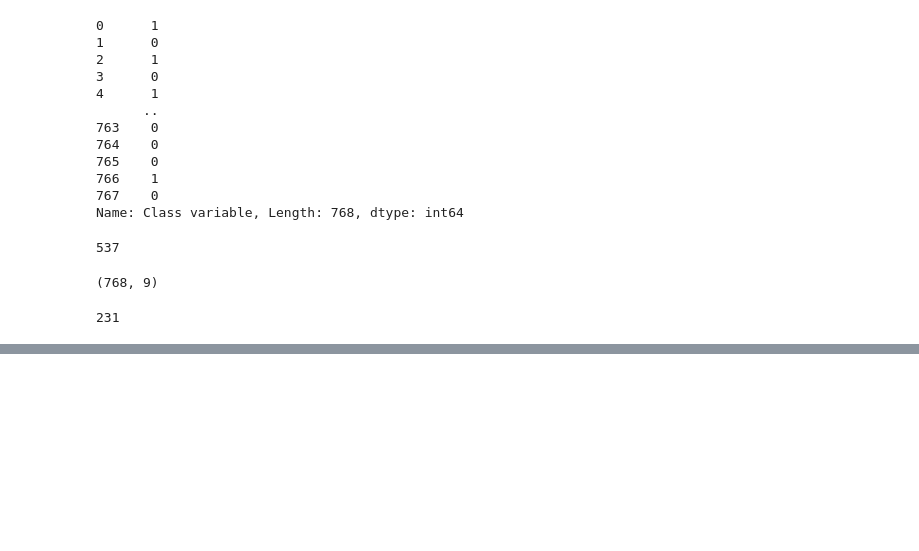
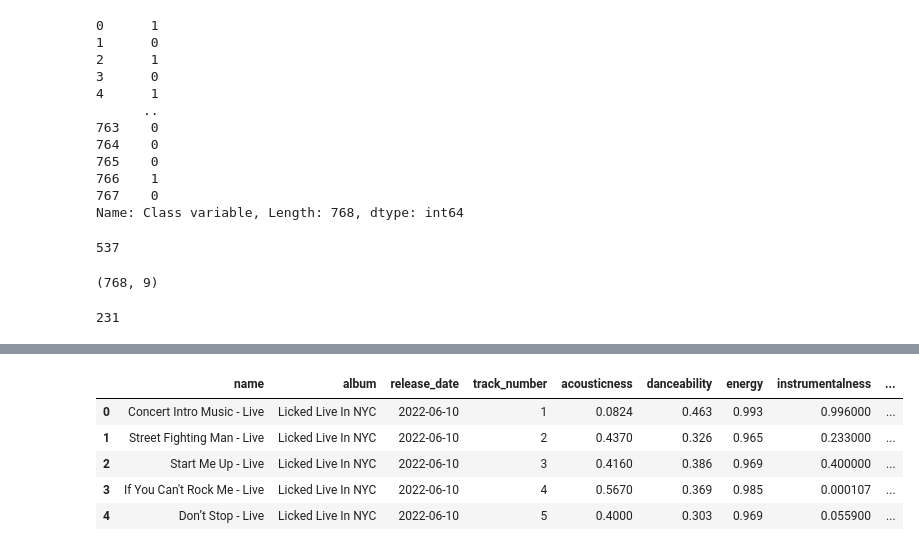
Before and after one commit to DeboraPascoarelli/FIAP_F2A02_ANALISE_EXPLORATORIA_DE_DADOS_EDA, a Jupyter notebook: FASE_2 - MACHINE LEARNIG AND TIME SERIES.ipynb, the cells around one changed output, grey strips where cells are left out. Saved outputs shown, nothing was run; the diff lists cells and outputs as text; code cells hidden in the pictures; blank space fills up the shorter version.

Commit message:
Aula 2 - df Rolling Stones

```diff
--- a/FASE_2 - MACHINE LEARNIG AND TIME SERIES.ipynb
+++ b/FASE_2 - MACHINE LEARNIG AND TIME SERIES.ipynb
@@ -470,0 +515,11 @@ len(x_test)
+# %%
+df = pd.read_excel('dataset_rolling_stones.xlsx')    #🐼
+# %%
+df.head()
+# %% [output]
+|  | name | album | release_date | track_number | acousticness | danceability | energy | instrumentalness | ... |
+| 0 | Concert Intro Music - Live | Licked Live In NYC | 2022-06-10 | 1 | 0.0824 | 0.463 | 0.993 | 0.996000 | ... |
+| 1 | Street Fighting Man - Live | Licked Live In NYC | 2022-06-10 | 2 | 0.4370 | 0.326 | 0.965 | 0.233000 | ... |
+| 2 | Start Me Up - Live | Licked Live In NYC | 2022-06-10 | 3 | 0.4160 | 0.386 | 0.969 | 0.400000 | ... |
+| 3 | If You Can't Rock Me - Live | Licked Live In NYC | 2022-06-10 | 4 | 0.5670 | 0.369 | 0.985 | 0.000107 | ... |
+| 4 | Don’t Stop - Live | Licked Live In NYC | 2022-06-10 | 5 | 0.4000 | 0.303 | 0.969 | 0.055900 | ... |
```
Also changed, not shown: parts of 17 cells of this notebook, 1 other file.
